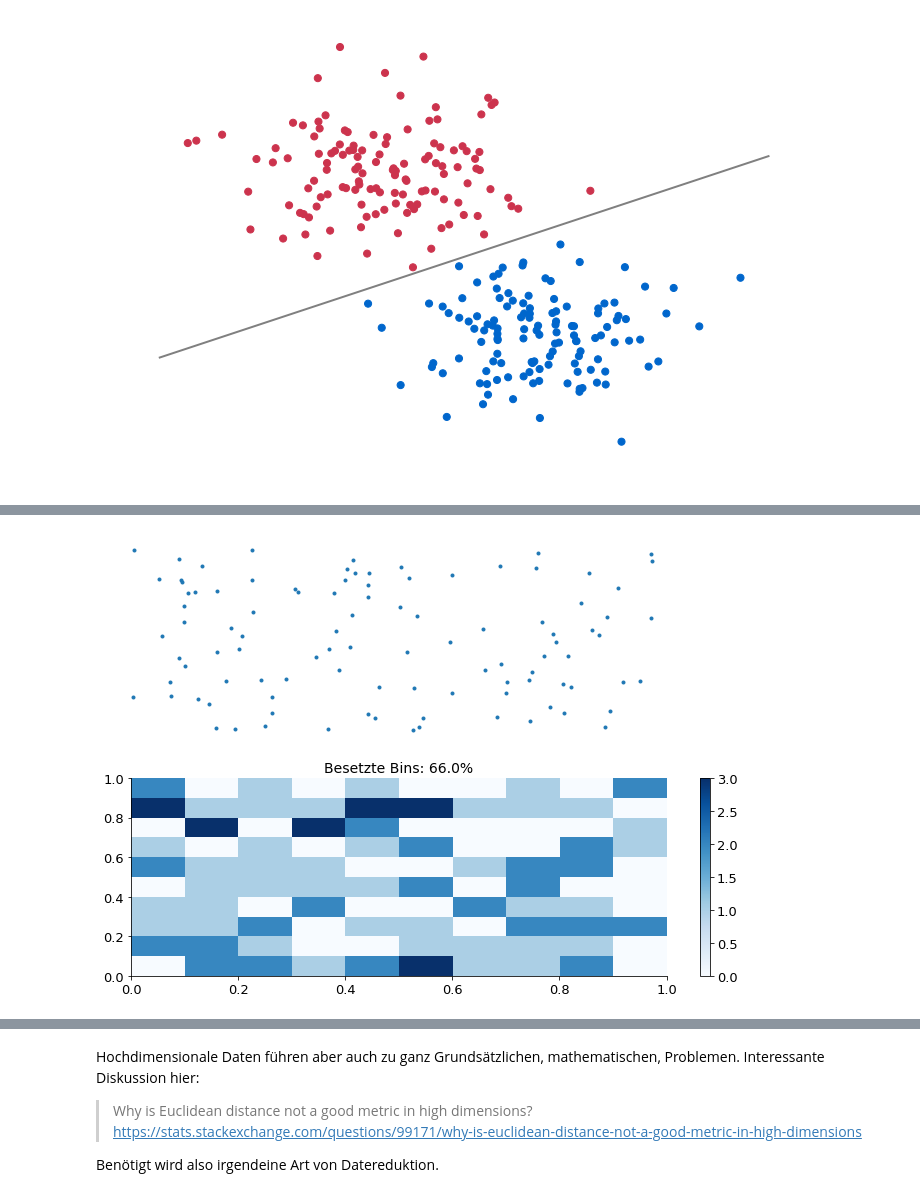
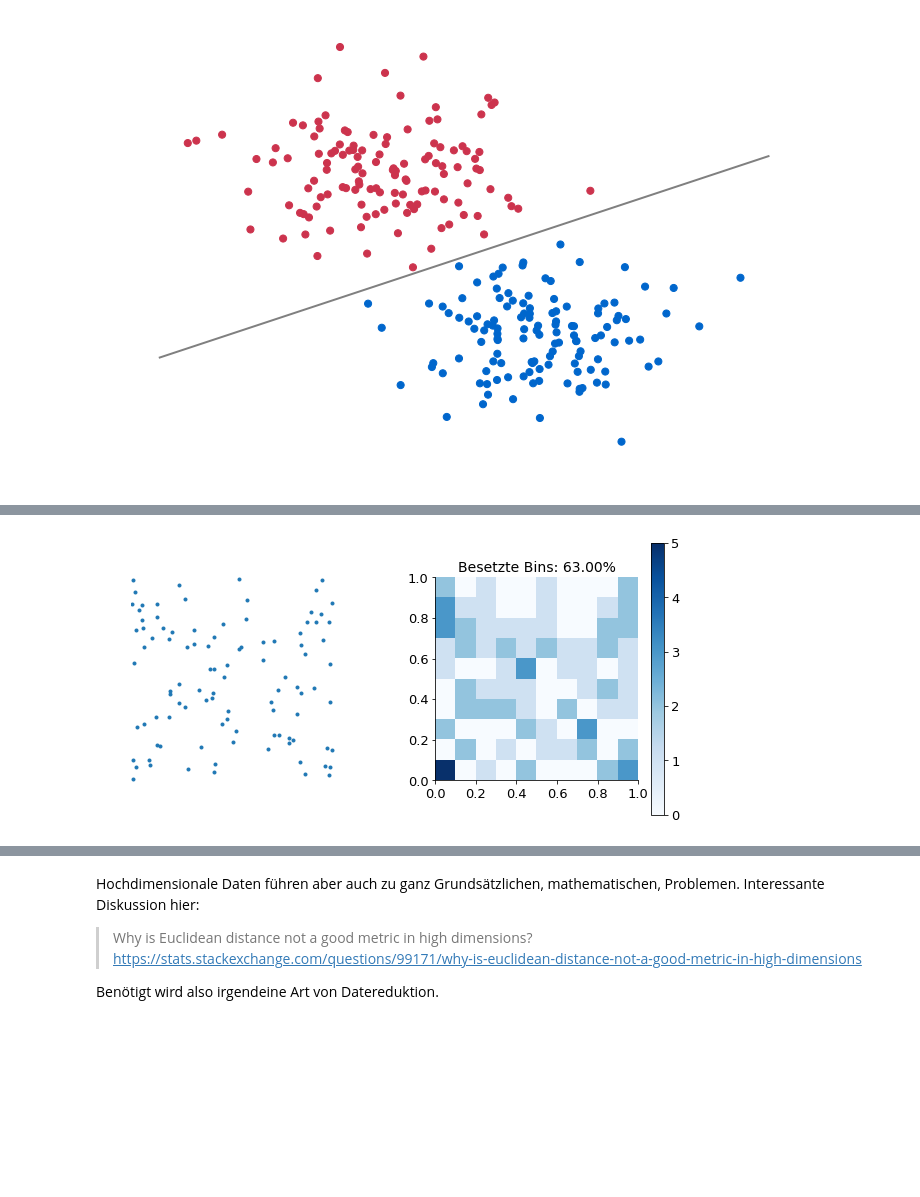
Before and after one commit to kbruegge/machine-learning-lecture, a Jupyter notebook: smd_pca.ipynb, the cells around one changed output, grey strips where cells are left out. Saved outputs shown, nothing was run; the diff lists cells and outputs as text; code cells hidden in the pictures; blank space fills up the shorter version.

```diff
--- a/smd_pca.ipynb
+++ b/smd_pca.ipynb
@@ -140,24 +141,33 @@ None
 # %%
 #gleichverteilte Zahlen in zwei Dimensionen
 sample = np.random.uniform(low=0.0, high=1.0, size=[100, 2])
 
 #einzelne Punkte plotten
-fig, (ax1, ax2) = plt.subplots(2, 1, sharex=True)
+fig, (ax1, ax2) = plt.subplots(1, 2, sharex=True, figsize=(10, 5))
 ax1.plot(sample[:, 0], sample[:, 1], '.')
 ax1.axis('off')
+ax1.set_aspect('equal')
 
 # das histogram plotten
-histogram_entries, _, _, im = ax2.hist2d(sample[:, 0], sample[:, 1], bins=np.arange(0, 1.1, 0.1), cmap='Blues', vmin=0)
+histogram_entries, _, _, im = ax2.hist2d(
+    sample[:, 0],
+    sample[:, 1],
+    bins=np.arange(0, 1.1, 0.1),
+    cmap='Blues',
+    vmin=0,
+)
 
 # anteil besetzter bins bestimmen
-density = np.count_nonzero(histogram_entries)/histogram_entries.ravel().shape[0] * 100
+density = np.count_nonzero(histogram_entries) / histogram_entries.ravel().shape[0]
 
-ax2.set_title('Besetzte Bins: {}%'.format(density))
+ax2.set_title('Besetzte Bins: {:.2%}'.format(density))
+ax2.set_aspect('equal')
+
 fig.colorbar(im, ax=ax2)
 fig.colorbar(im, ax=ax1).ax.set_visible(False)
 None
 # %% [output]
-[figure, old version]
+[figure, new version]
 # %% [markdown]
 Im 1D Beispiel ist jeder Bin besetzt. Es gibt keine leeren bins. Im 2D Beispiel sind bereits ungefähr ein Drittel der Bins leer.
 
```
Also changed, not shown: parts of 7 cells of this notebook, 5 other files.
